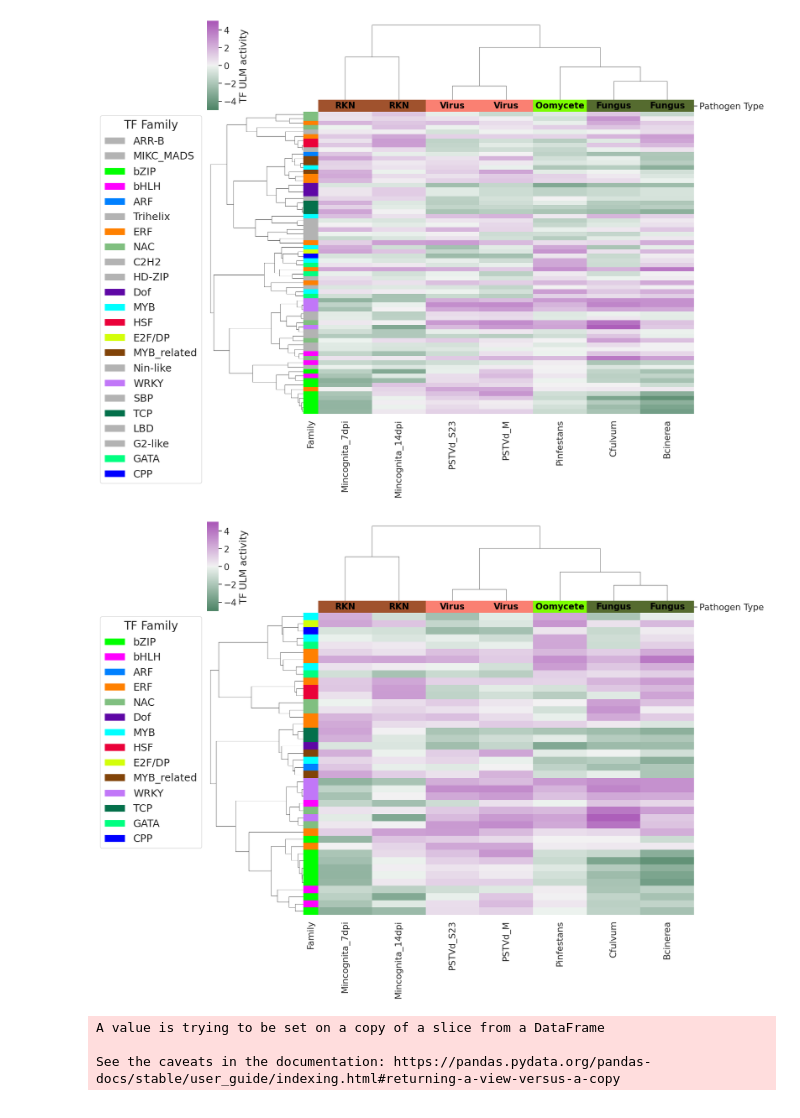
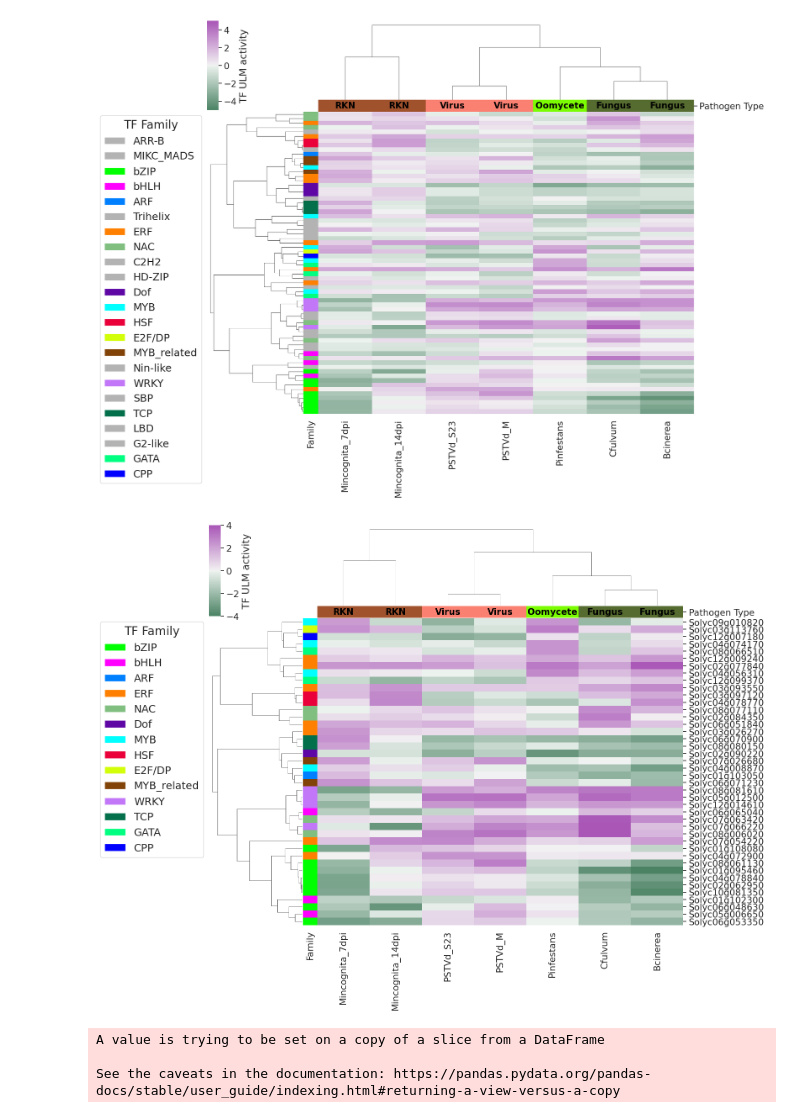
Before and after one commit to Plant-Net/GENIAL_Framework, a Jupyter notebook: Plot/Plot_clean.ipynb, the cells around one changed output. Cells and saved outputs as stored; diff of their text form; code cells hidden in the pictures.

```diff
--- a/Plot/Plot_clean.ipynb
+++ b/Plot/Plot_clean.ipynb
@@ -975,42 +990,42 @@ g = sns.clustermap(
     row_colors=row_colors,
     col_colors=col_colors_df['Pathogen Type'],
     figsize=(14, 12),
-    yticklabels=False,
-    vmin=-5,
-    vmax=5
+    yticklabels=True,
+    vmin=-4,
+    vmax=4
 )
 
 g.ax_heatmap.set(ylabel="")
 g.ax_row_colors.set_aspect('auto')
 # Retrieve the order of columns after clustering
 ordered_indices = g.dendrogram_col.reordered_ind  # Get the order of columns
 
 # Overlay sample type labels for each column color
 for idx, ordered_idx in enumerate(ordered_indices):
     sample_type = sample_types[ordered_idx]  # Get the correct sample type
     color = sample_type_colors[sample_type]  # Get the corresponding color for the sample type
     g.ax_col_colors.text(
         idx + 0.5, 0.5, sample_type, ha='center', va='center', color='black',  # Text color set to black
         fontsize=15, weight='bold'
     )
 
 # Retrieve the order of rows after clustering
 ordered_row_indices = g.dendrogram_row.reordered_ind
 ordered_families = signif_tf['Family'].iloc[ordered_row_indices].values
 
 # --- Step 1: Create a Legend for TF Families ---
 # Get unique families and their corresponding colors
 unique_families = sorted(set(ordered_families), key=lambda x: list(extended_family_color_dict.keys()).index(x))
 legend_handles = [Patch(facecolor=extended_family_color_dict[fam], label=fam) for fam in unique_families]
 
 # --- Step 2: Add the Legend to the Figure ---
 plt.legend(handles=legend_handles, title="TF Family", bbox_to_anchor=(0, 0), loc='upper right', fontsize=18, title_fontsize=20, facecolor=None)
 
 # Save and show the plot
 g.savefig("./Fig3_D.svg", bbox_inches='tight', format='svg')
 plt.show()
 # %% [output]
-[figure, old version]
+[figure, new version]
 # %%
 tf_activity = Tf_info[activity]
 tf_activity.fillna(0, inplace=True)
```
Also changed, not shown: parts of 1 cell of this notebook, 3 other files.
